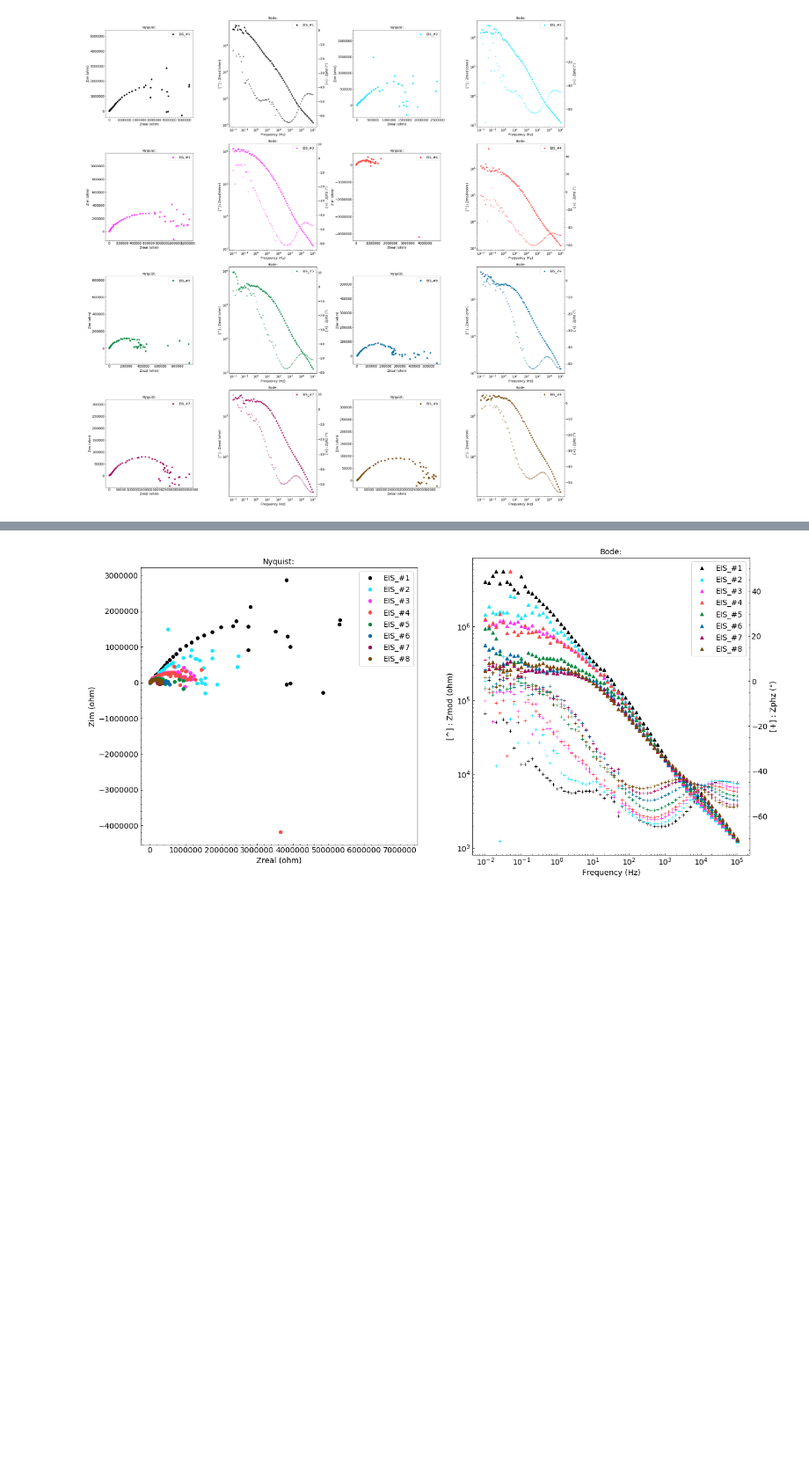
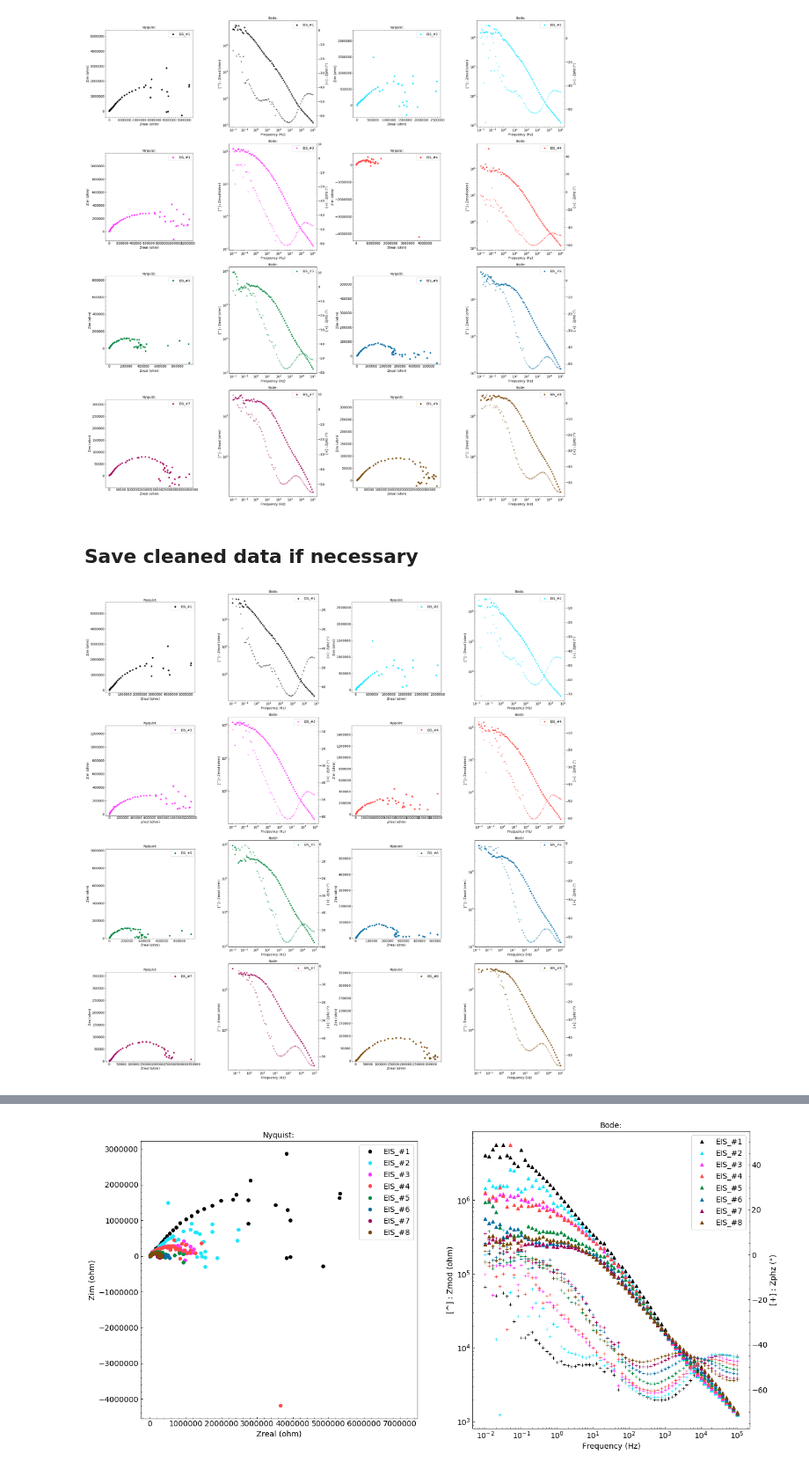
Before and after one commit to CoDaSiTo/IJL_Corrosion, a Jupyter notebook: NaCl_corrosion.ipynb, the cells around one changed output, grey strips where cells are left out. Shown at 88% size. Saved outputs shown, nothing was run; the diff lists cells and outputs as text; code cells hidden in the pictures; blank space fills up the shorter version.

Commit message:
Added functions to save and plot cleaned versions of the data (aberrant points removed)

```diff
--- a/NaCl_corrosion.ipynb
+++ b/NaCl_corrosion.ipynb
@@ -385,3 +459,9 @@ print(EIS_cycle_label)
 save_individual_EIS(EIS_cycle_array, EIS_cycle_label, newpath, colors)
 # %% [output]
 [figure]
+# %% [markdown]
+## Save cleaned data if necessary
+# %%
+save_cleanEIS_data(EIS_cycle_array, EIS_cycle_label, newpath, colors)
+# %% [output]
+[figure, added]
```
Also changed, not shown: parts of 6 cells of this notebook.
